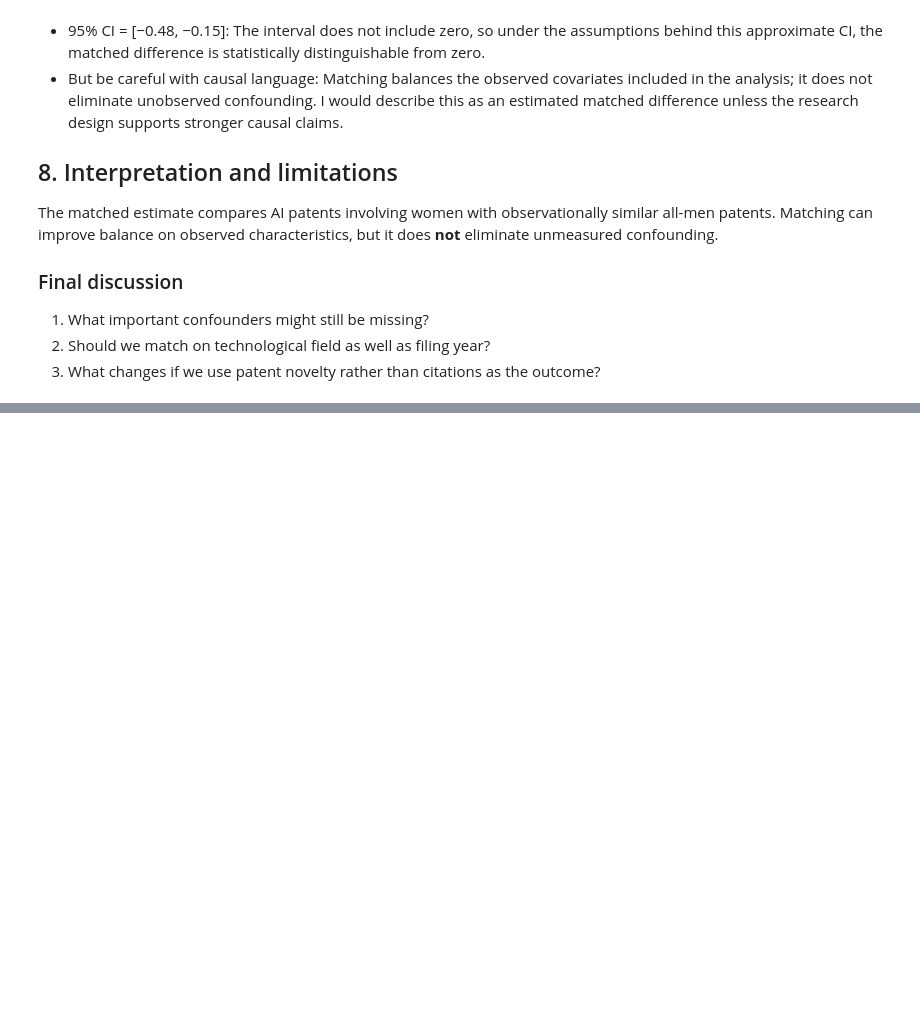
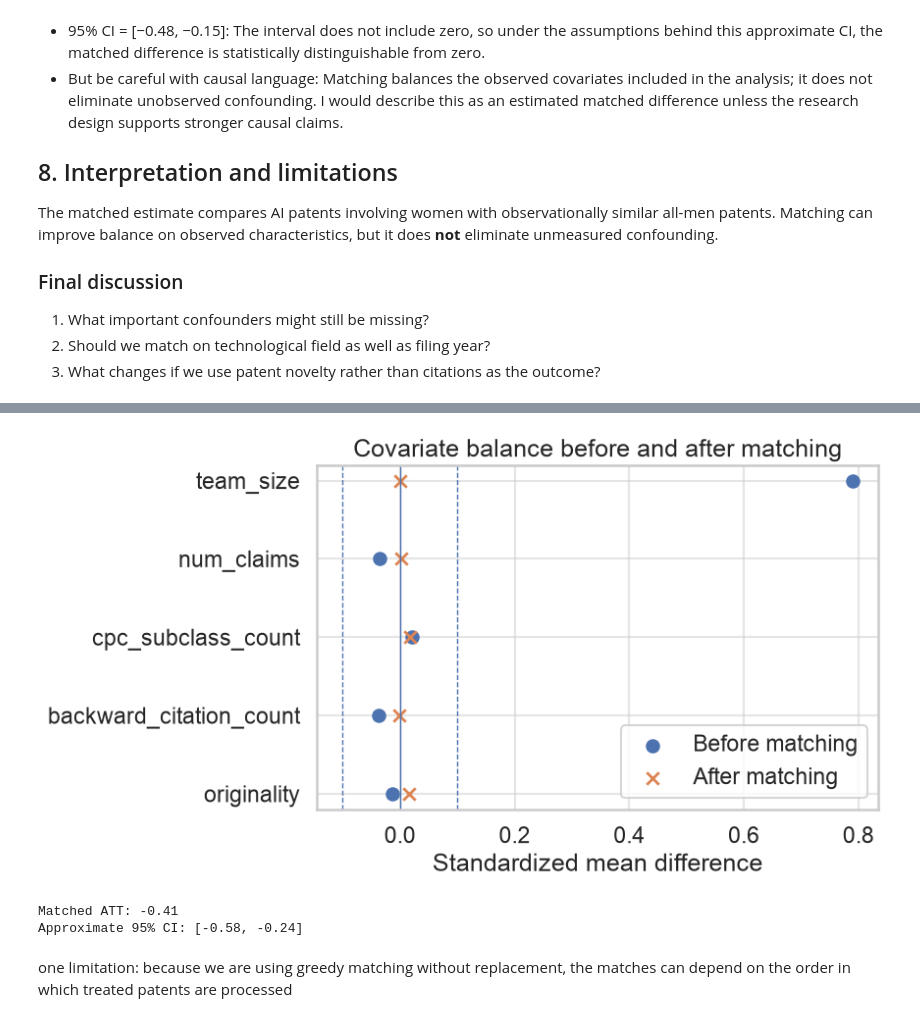
Before and after one commit to jieshu-wang-SBU/EST610_fall_2026, a Jupyter notebook: 01-Lectures/Week09-Causal_inference/02-Matching.ipynb, the cells around one changed output, grey strips where cells are left out. Cells and saved outputs as stored; diff of their text form; code cells hidden in the pictures; blank space fills up the shorter version.

Commit message:
add optional for matching without replacement

```diff
--- a/01-Lectures/Week09-Causal_inference/02-Matching.ipynb
+++ b/01-Lectures/Week09-Causal_inference/02-Matching.ipynb
@@ -397,0 +453,9 @@ The matched estimate compares AI patents involving women with observationally si
+# %%
+matched_pairs = pd.DataFrame(matches)
+
+n_treated = len(treated)
+n_matched = len(matched_pairs)
+
+print(f"Patents with women on common support: {n_treated:,}")
+print(f"Successfully matched: {n_matched:,}")
+print(f"Match rate: {n_matched / n_treated * 100:.1f}%")
@@ -397,0 +554,59 @@ The matched estimate compares AI patents involving women with observationally si
+# %%
+plot_df = balance_df.iloc[::-1]
+
+plt.figure(figsize=(9, 5))
+
+plt.scatter(
+    plot_df["SMD_before"],
+    plot_df["covariate"],
+    label="Before matching",
+    s=80
+)
+
+plt.scatter(
+    plot_df["SMD_after"],
+    plot_df["covariate"],
+    label="After matching",
+    marker="x",
+    s=80,
+    linewidths=2
+)
+
+# Reference line at zero
+plt.axvline(0, linewidth=1)
+
+# Common balance thresholds
+plt.axvline(0.1, linestyle="--", linewidth=1)
+plt.axvline(-0.1, linestyle="--", linewidth=1)
+
+plt.xlabel("Standardized mean difference")
+plt.ylabel("")
+plt.title("Covariate balance before and after matching")
+plt.legend()
+
+plt.tight_layout()
+plt.show()
+# %% [output]
+[figure, added]
+# %%
+standard_error = (
+    pair_differences.std(ddof=1) /
+    np.sqrt(len(pair_differences))
+)
+
+confidence_interval = (
+    estimated_att - 1.96 * standard_error,
+    estimated_att + 1.96 * standard_error,
+)
+
+print(f"Matched ATT: {estimated_att:.2f}")
+print(
+    f"Approximate 95% CI: "
+    f"[{confidence_interval[0]:.2f}, "
+    f"{confidence_interval[1]:.2f}]"
+)
+# %% [output]
+Matched ATT: -0.41
+Approximate 95% CI: [-0.58, -0.24]
+# %% [markdown]
+one limitation: because we are using greedy matching without replacement, the matches can depend on the order in which treated patents are processed
```
Also changed, not shown: parts of 7 cells of this notebook.
